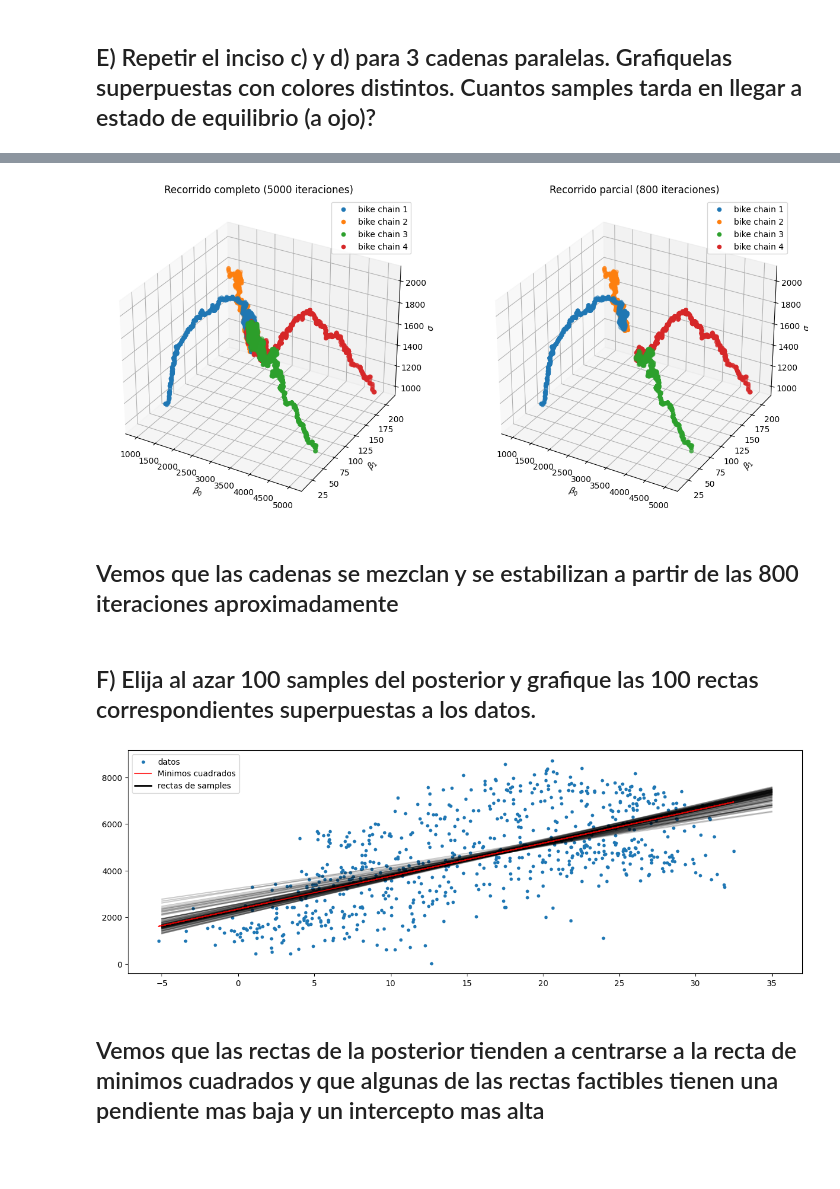
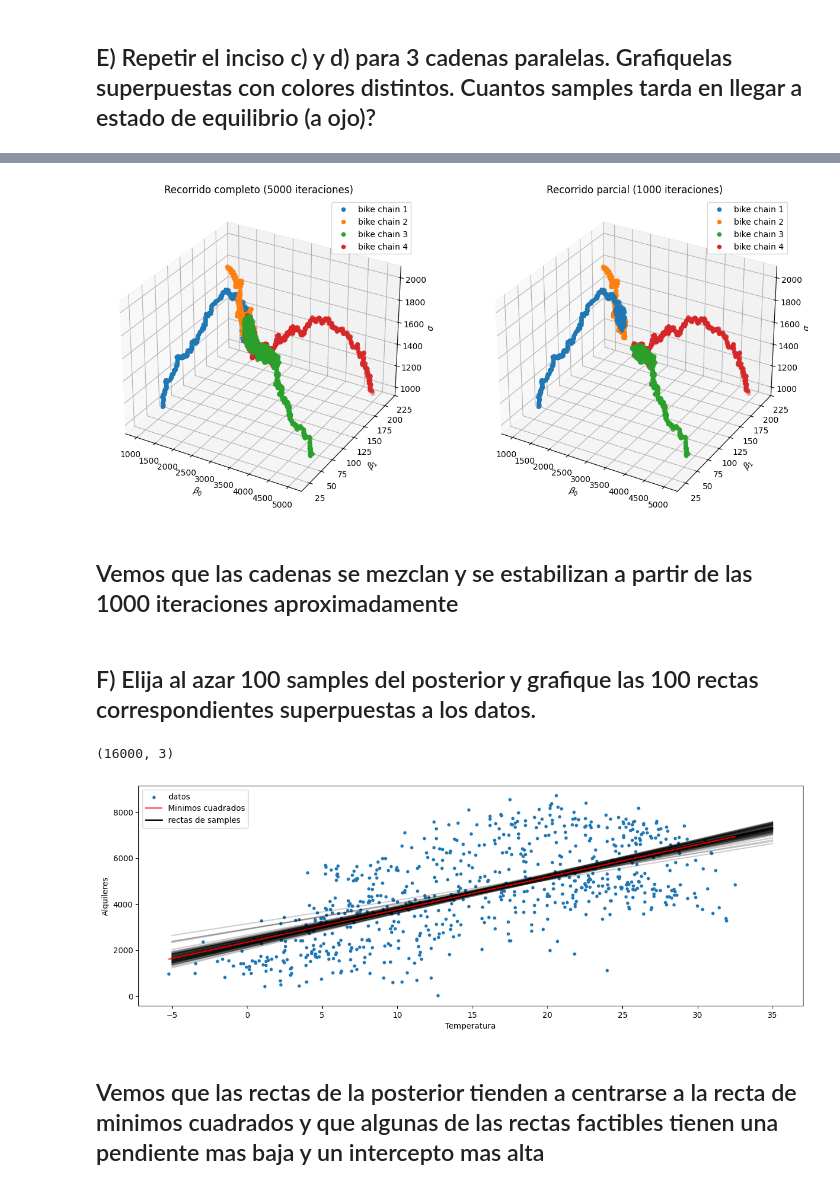
Before and after one commit to MatiMoran/EstimacionBayesiana, a Jupyter notebook: entregables/2/entrega_2.ipynb, the cells around one changed output, grey strips where cells are left out. Saved outputs shown, nothing was run; the diff lists cells and outputs as text; code cells hidden in the pictures; blank space fills up the shorter version.

```diff
--- a/entregables/2/entrega_2.ipynb
+++ b/entregables/2/entrega_2.ipynb
@@ -573,15 +556,17 @@ ax0.legend()
 
 ax1 = fig.add_subplot(122, projection='3d')
 
-ax1.scatter(bike_chains[0][:800, 0], bike_chains[0][:800, 1], bike_chains[0][:800, 2], label='bike chain 1')
-ax1.scatter(bike_chains[1][:800, 0], bike_chains[1][:800, 1], bike_chains[1][:800, 2], label='bike chain 2')
-ax1.scatter(bike_chains[2][:800, 0], bike_chains[2][:800, 1], bike_chains[2][:800, 2], label='bike chain 3')
-ax1.scatter(bike_chains[3][:800, 0], bike_chains[3][:800, 1], bike_chains[3][:800, 2], label='bike chain 4')
+convergence_iterations = 1000
+
+ax1.scatter(bike_chains[0][:convergence_iterations, 0], bike_chains[0][:convergence_iterations, 1], bike_chains[0][:convergence_iterations, 2], label='bike chain 1')
+ax1.scatter(bike_chains[1][:convergence_iterations, 0], bike_chains[1][:convergence_iterations, 1], bike_chains[1][:convergence_iterations, 2], label='bike chain 2')
+ax1.scatter(bike_chains[2][:convergence_iterations, 0], bike_chains[2][:convergence_iterations, 1], bike_chains[2][:convergence_iterations, 2], label='bike chain 3')
+ax1.scatter(bike_chains[3][:convergence_iterations, 0], bike_chains[3][:convergence_iterations, 1], bike_chains[3][:convergence_iterations, 2], label='bike chain 4')
 
 ax1.set_xlabel(r'$\beta_{0}$')
 ax1.set_ylabel(r'$\beta_{1}$')
 ax1.set_zlabel(r'$\sigma$')
-ax1.set_title('Recorrido parcial (800 iteraciones)')
+ax1.set_title(f'Recorrido parcial ({convergence_iterations} iteraciones)')
 
 ax1.legend()
 
@@ -590,49 +575,56 @@ plt.show()
 
 Markdown(fr"""
 
-## Vemos que las cadenas se mezclan y se estabilizan a partir de las 800 iteraciones aproximadamente
+#### Vemos que las cadenas se mezclan y se estabilizan a partir de las {convergence_iterations} iteraciones aproximadamente
 
 """)
 # %% [output]
-[figure, old version]
+[figure, new version]
 
 
-## Vemos que las cadenas se mezclan y se estabilizan a partir de las 800 iteraciones aproximadamente
+## Vemos que las cadenas se mezclan y se estabilizan a partir de las 1000 iteraciones aproximadamente
 # %% [markdown]
 ## F) Elija al azar 100 samples del posterior y grafique las 100 rectas correspondientes superpuestas a los datos.
+# %%
+# nos quedamos con los 4000 samples de cada cadena evitando tomar los 1000 primeros de burn de cada una
+bike_final_chain = np.concatenate([bike_chains[0][convergence_iterations:], bike_chains[1][convergence_iterations:], bike_chains[2][convergence_iterations:], bike_chains[3][convergence_iterations:]])
+bike_final_chain.shape
+# %% [output]
+(16000, 3)
 # %%
-index = np.random.choice(bike_chain_1[1000:].shape[0], 100, replace=False)
-bikes_100_posteriors = bike_chain_1[1000:][index]
+bikes_100_posteriors = bike_final_chain[np.random.choice(bike_final_chain.shape[0], 100, replace=False)]
 
 plt.figure(figsize=(15, 5))
 
 plt.scatter(df_bikes.temp, df_bikes.cnt, s=10, label = 'datos')
 
 x = np.linspace(-5, 35, 100)
 
 for i in range(len(bikes_100_posteriors)):
     plt.plot(x, bikes_100_posteriors[i, 0] + bikes_100_posteriors[i, 1] * x, color = 'black', alpha=0.2)
 
 regression_line = np.polyval(np.polyfit(df_bikes.temp, df_bikes.cnt, 1), df_bikes.temp)
 plt.plot(df_bikes.temp, regression_line, color='red', alpha= 0.8, label = 'Minimos cuadrados')
 
 
 handles, labels = plt.gca().get_legend_handles_labels()
 legend_item = Line2D([0], [0], label='rectas de samples', color='black', lw=2)
 handles.append(legend_item)
 plt.legend(handles=handles, labels=labels + ['rectas de samples'])
 
+plt.xlabel('Temperatura')
+plt.ylabel('Alquileres')
 plt.show()
 
 
 
 Markdown(fr"""
 
-## Vemos que las rectas de la posterior tienden a centrarse a la recta de minimos cuadrados y que algunas de las rectas factibles tienen una pendiente mas baja y un intercepto mas alta
+#### Vemos que las rectas de la posterior tienden a centrarse a la recta de minimos cuadrados y que algunas de las rectas factibles tienen una pendiente mas baja y un intercepto mas alta
 
 """)
 # %% [output]
-[figure, old version]
+[figure, new version]
 
 
 ## Vemos que las rectas de la posterior tienden a centrarse a la recta de minimos cuadrados y que algunas de las rectas factibles tienen una pendiente mas baja y un intercepto mas alta
```
Also changed, not shown: parts of 16 cells of this notebook.
